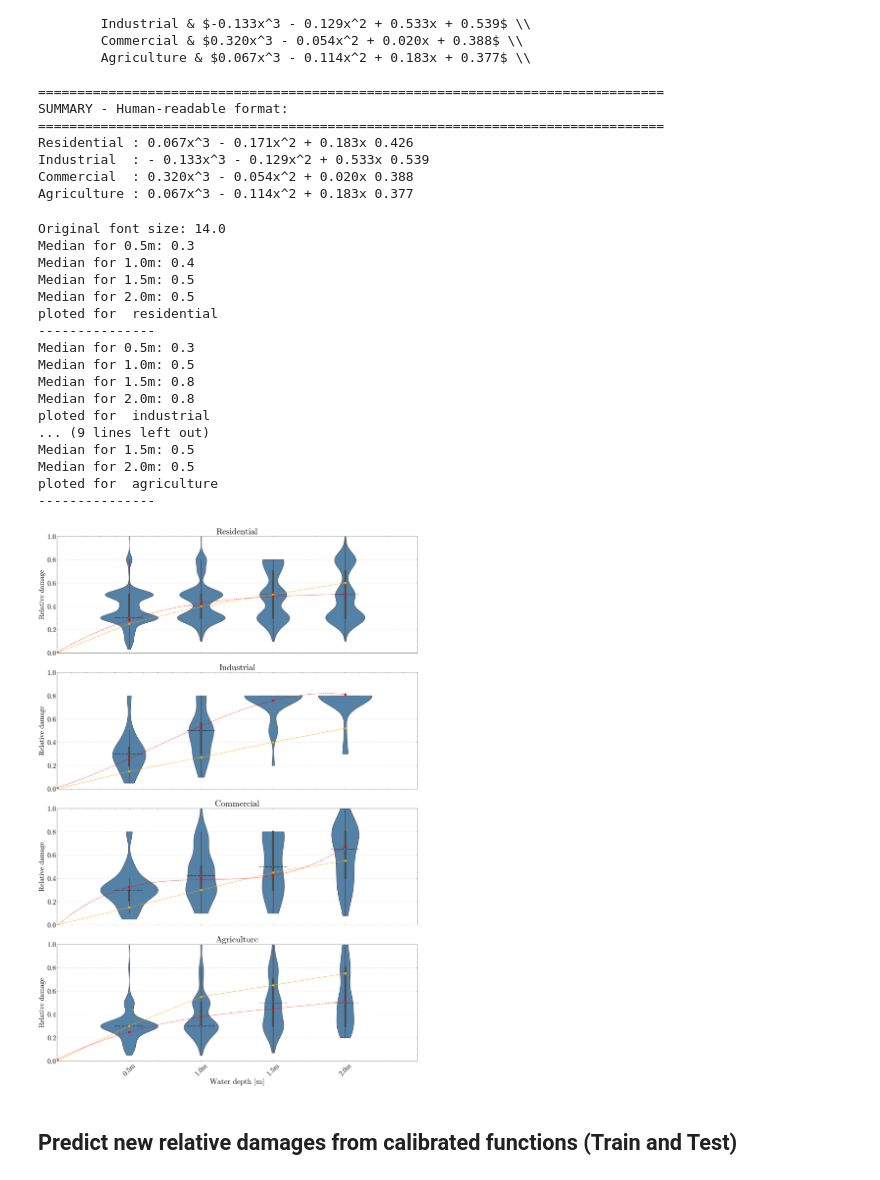
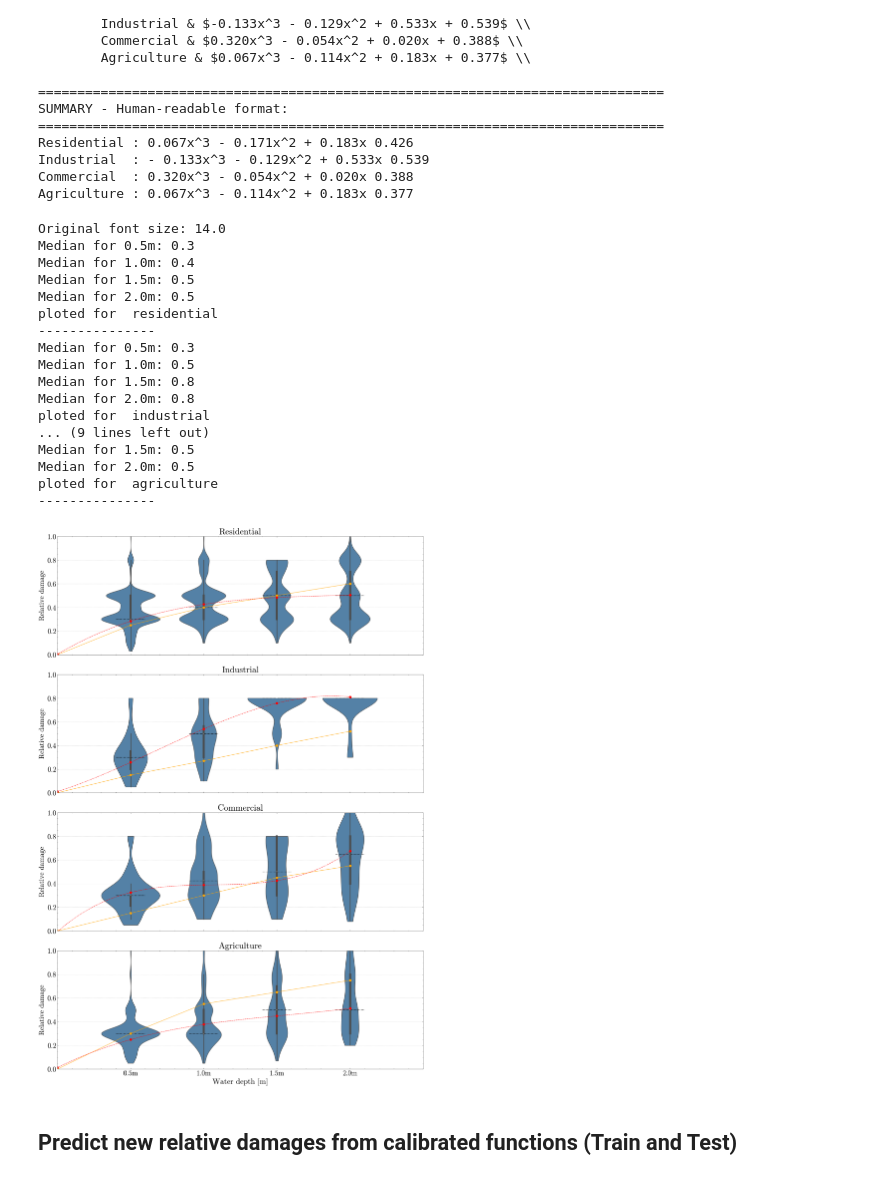
Before and after one commit to KubeljK/cvar-masters, a Jupyter notebook: notebooks/010-kk-compare-damage-functions.ipynb, the cells around one changed output. Saved outputs shown, nothing was run; the diff lists cells and outputs as text; code cells hidden in the pictures.

```diff
--- a/notebooks/010-kk-compare-damage-functions.ipynb
+++ b/notebooks/010-kk-compare-damage-functions.ipynb
@@ -1462,35 +1463,36 @@ for no, (property_type, damage_function) in enumerate([
 
     # plt.savefig(IMAGES_PATH + f"/05/violin_damage_by_water_height_bucker_{property_type}.pdf", dpi=300, bbox_inches="tight")
 
 
 axes[-1].set_xlabel("Water depth [m]", fontsize=fontsize+2, fontweight="bold")
-# axes[-1].tick_params(axis="x", labelrotation=45)
+axes[-1].tick_params(axis="x", labelrotation=0)
 
 # plt.legend()
 
 
 plt.savefig(IMAGES_PATH + f"/05/violin_damage_by_water_height_bucket_all_calibrated.pdf", dpi=300, bbox_inches="tight")
+# plt.show()
 
 plt.rcParams.update({'font.size': original_font_size})
 # %% [output]
 Original font size: 14.0
 Median for 0.5m: 0.3
 Median for 1.0m: 0.4
 Median for 1.5m: 0.5
 Median for 2.0m: 0.5
 ploted for  residential
 ---------------
 Median for 0.5m: 0.3
 Median for 1.0m: 0.5
 Median for 1.5m: 0.8
 Median for 2.0m: 0.8
 ploted for  industrial
 ... (9 lines left out)
 Median for 1.5m: 0.5
 Median for 2.0m: 0.5
 ploted for  agriculture
 ---------------
-[figure, old version]
+[figure, new version]
 # %% [markdown]
 ## Predict new relative damages from calibrated functions (Train and Test)
 # %%
```
Also changed, not shown: parts of 2 cells of this notebook, 3 other files.
